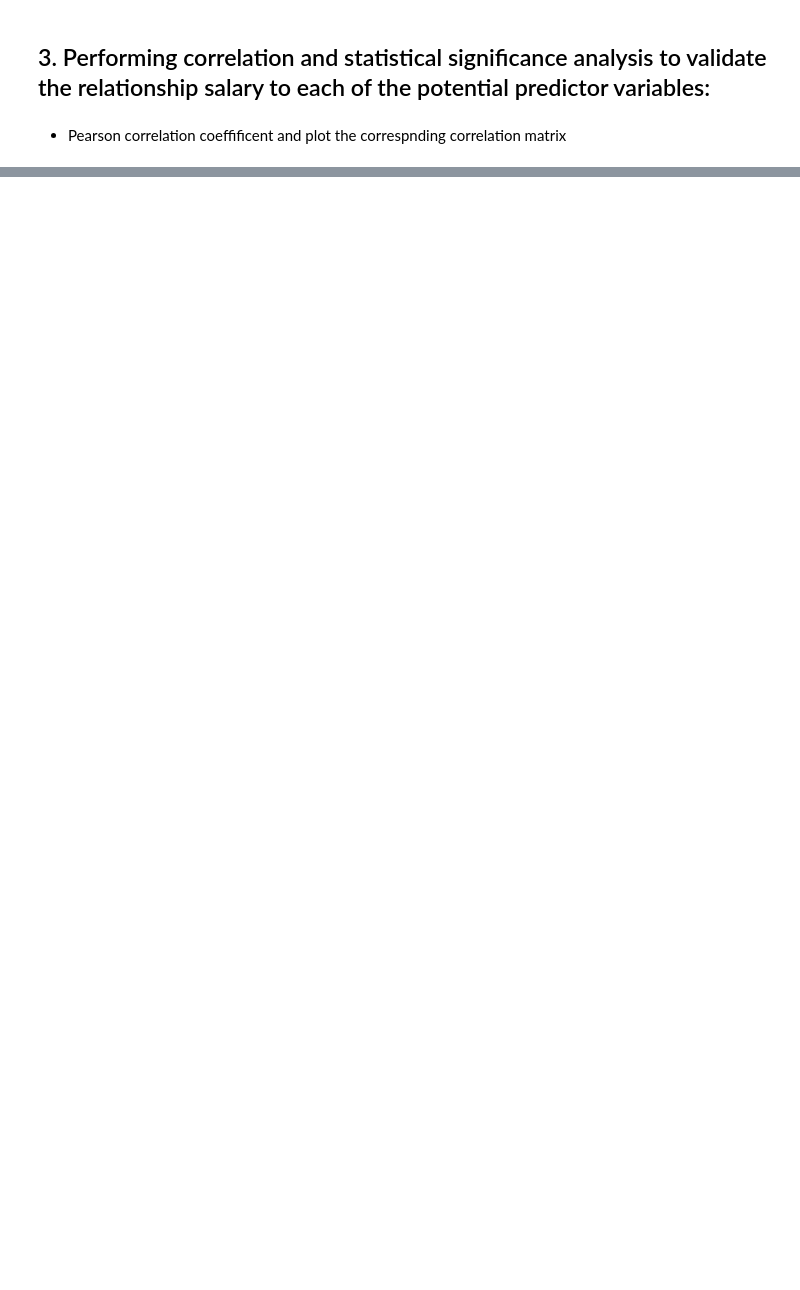
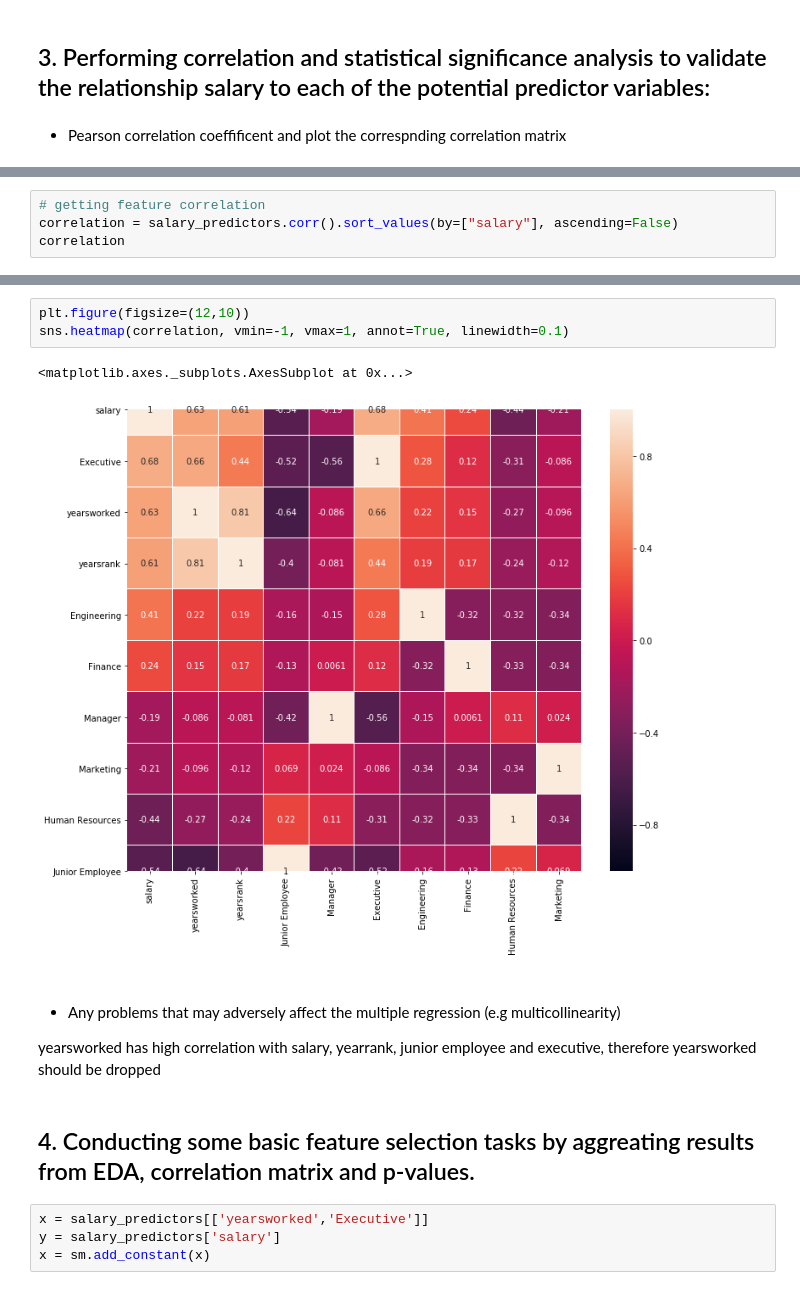
Before and after one commit to KhomotsoT/Multivariate_linear_regression, a Jupyter notebook: Multivariate_linear_regresion.ipynb, the cells around one changed output, grey strips where cells are left out. Cells and saved outputs as stored; diff of their text form; blank space fills up the shorter version.

```diff
--- a/Multivariate_linear_regresion.ipynb
+++ b/Multivariate_linear_regresion.ipynb
@@ -285,0 +247,4 @@ print(X_train.shape,X_test.shape,y_train.shape, y_test.shape)
+# %%
+# getting feature correlation
+correlation = salary_predictors.corr().sort_values(by=["salary"], ascending=False)
+correlation
@@ -285,0 +263,17 @@ print(X_train.shape,X_test.shape,y_train.shape, y_test.shape)
+# %%
+plt.figure(figsize=(12,10))
+sns.heatmap(correlation, vmin=-1, vmax=1, annot=True, linewidth=0.1)
+# %% [output]
+<matplotlib.axes._subplots.AxesSubplot at 0x...>
+[figure, added]
+# %% [markdown]
+#####
+* Any problems that may adversely affect the multiple regression (e.g multicollinearity)
+
+yearsworked has high correlation with salary, yearrank, junior employee and executive, therefore yearsworked should be dropped
+# %% [markdown]
+## 4. Conducting some basic feature selection tasks by aggreating results from EDA, correlation matrix and p-values.
+# %%
+x = salary_predictors[['yearsworked','Executive']]
+y = salary_predictors['salary']
+x = sm.add_constant(x)
```
Also changed, not shown: parts of 26 cells of this notebook.
